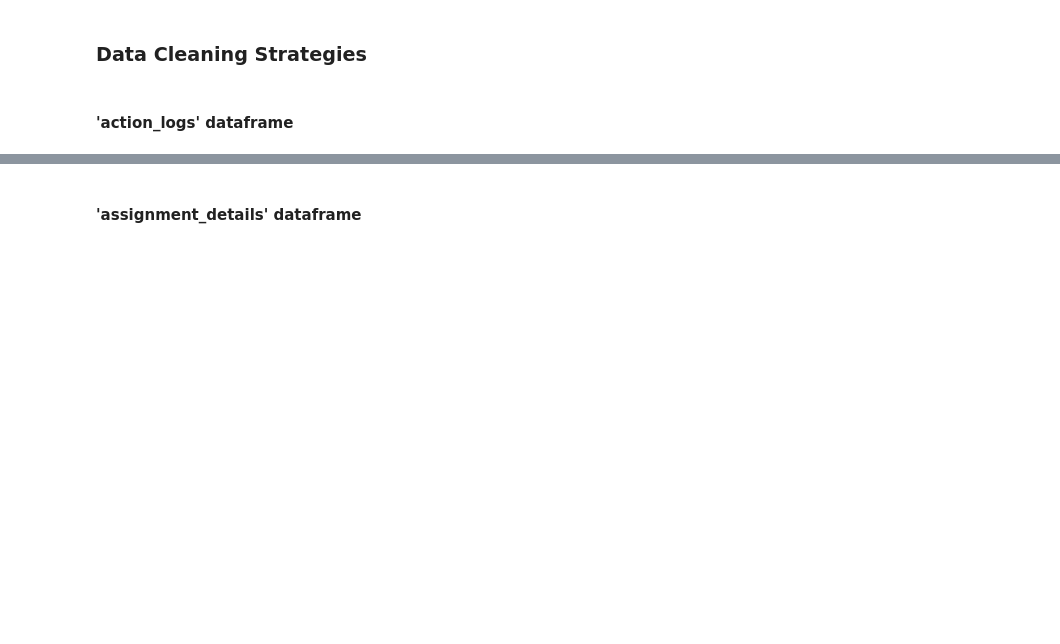
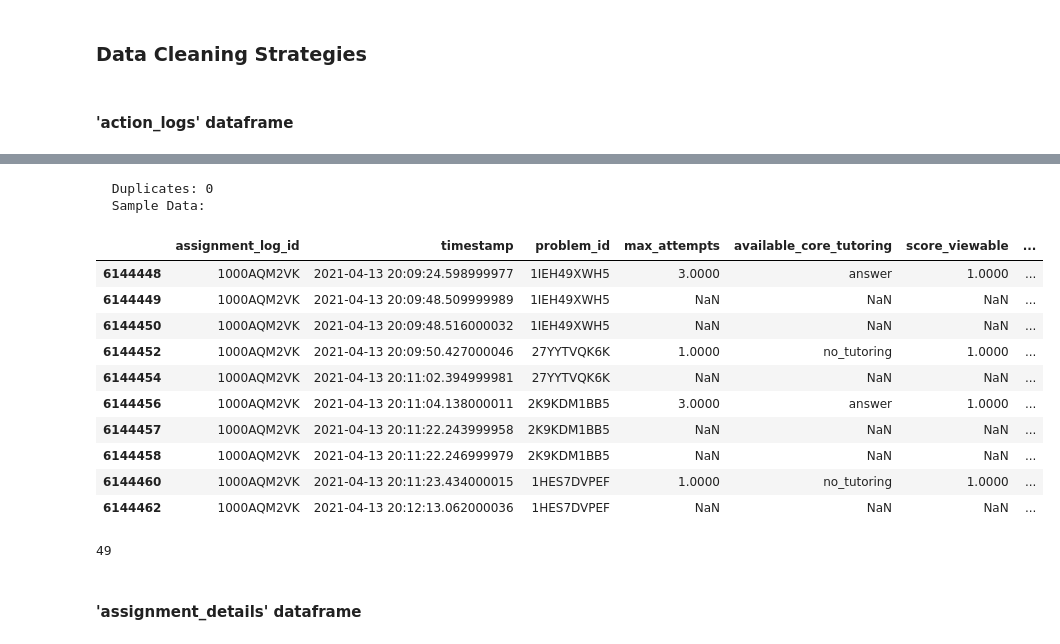
Before and after one commit to caineirb/CSC172-AssociationMining-Bautista, a Jupyter notebook: notebooks/asm_apriori.ipynb, the cells around one changed output, grey strips where cells are left out. Cells and saved outputs as stored; diff of their text form; code cells hidden in the pictures; blank space fills up the shorter version.

```diff
--- a/notebooks/asm_apriori.ipynb
+++ b/notebooks/asm_apriori.ipynb
@@ -99,17 +136,14 @@ def load_dataframe(name: str) -> pd.DataFrame:
 # %% [markdown]
 ### Dataset Files Selection
 # %%
-DATA_FOLDER = Path('../dataset')
-DATA_FOLDER.mkdir(exist_ok=True)
-
-csv_files = sorted(DATA_FOLDER.glob('*.csv'))
-print(f"\nData folder: {DATA_FOLDER.absolute()}")
+csv_files = sorted(ProcessingConfig.dataset_folder.glob('*.csv'))
+print(f"\nData folder: {ProcessingConfig.dataset_folder.absolute()}")
 print(f"Found {len(csv_files)} CSV files:\n")
 
 for f in csv_files:
     size_mb = f.stat().st_size / 1024 / 1024
-    excluded = f.name in processing_config.excluded_files
-    status = "EXCLUDED" if excluded else "INCLUDED"
+    included = f.name in processing_config.include_files
+    status = "EXCLUDED" if not included else "INCLUDED"
     print(f"  {status} {f.name:<45} {size_mb:>10.2f} MB")
-    if excluded:
+    if not included:
         csv_files.remove(f)
@@ -174,15 +296,35 @@ for key, df in data_frames.items():
 # %% [markdown]
 #### 'action_logs' dataframe
 # %%
-KEEP_ACTIONS = {
-    "correct_response",
-    "wrong_response",
-    "answer_requested",
-}
+print("Preprocessing `action_logs`")
+ACTION_COLS_TO_KEEP = [
+    'assignment_log_id',
+    'timestamp',
+    'problem_id',
+    'action',
+    'hint_id',
+    'explanation_id',
+    'max_attempts',
+    'available_core_tutoring',
+    'score_viewable',
+    'continuous_score_viewable'
+]
 
-data_frames["action_logs"] = data_frames["action_logs"][
-    data_frames["action_logs"]["action"].isin(KEEP_ACTIONS)
+ACTION_COLS_DROP = [c for c in data_frames['action_logs'].columns if c not in ACTION_COLS_TO_KEEP]
+data_frames["action_logs"] = data_frames["action_logs"].drop(columns=ACTION_COLS_DROP)
+print(f"    Droped columns: {ACTION_COLS_DROP}")
+
+KEEP_ACTIONS = [
+    'problem_started',
+    'correct_response',
+    'wrong_response',
+    'hint_requested',
+    'explanation_requested',
+    'answer_requested',
+    'problem_finished'
 ]
+data_frames["action_logs"] = data_frames["action_logs"][data_frames["action_logs"]["action"].isin(KEEP_ACTIONS)]
+print(f"    Removed rows with `action` not in: {KEEP_ACTIONS}")
 
 # Convert timestamp to datetime (seconds → datetime)
 data_frames["action_logs"]["timestamp"] = pd.to_datetime(
@@ -190,24 +332,15 @@ data_frames["action_logs"]["timestamp"] = pd.to_datetime(
     unit="s",
     errors="coerce"
 )
-
-# Drop unusable columns
-data_frames["action_logs"] = data_frames["action_logs"].drop(
-    columns=[
-        "max_attempts",
-        "score_viewable",
-        "continuous_score_viewable"
-    ],
-    errors="ignore"  # prevents crash if column missing
-)
+print(f"    Converted `timestamp` to datetime seconds")
 
 # Sort for sequence analysis
 data_frames["action_logs"] = data_frames["action_logs"].sort_values(
     ["assignment_log_id", "timestamp"]
 )
 
-# Optional but HIGHLY recommended for memory
-data_frames["action_logs"]["action"] = data_frames["action_logs"]["action"].astype("category")
+print(f"    Optimizing dataframe...")
+data_frames['action_logs'] = optimize_dataframe(data_frames['action_logs'])
 
 # Explore
 df_exploration("action_logs", data_frames["action_logs"])
@@ -216,5 +349,6 @@ df_exploration("action_logs", data_frames["action_logs"])
 save_dataframe("action_logs", data_frames["action_logs"])
 
 # Free memory
-del data_frames["action_logs"]
+del data_frames["action_logs"], ACTION_COLS_DROP, ACTION_COLS_TO_KEEP, KEEP_ACTIONS
 gc.collect()
+# %% [output]
@@ -221,3 +376,17 @@ gc.collect()
+  Duplicates: 0
+  Sample Data:
+|  | assignment_log_id | timestamp | problem_id | max_attempts | available_core_tutoring | score_viewable | ... |
+| 6144448 | 1000AQM2VK | 2021-04-13 20:09:24.598999977 | 1IEH49XWH5 | 3.0000 | answer | 1.0000 | ... |
+| 6144449 | 1000AQM2VK | 2021-04-13 20:09:48.509999989 | 1IEH49XWH5 | NaN | NaN | NaN | ... |
+| 6144450 | 1000AQM2VK | 2021-04-13 20:09:48.516000032 | 1IEH49XWH5 | NaN | NaN | NaN | ... |
+| 6144452 | 1000AQM2VK | 2021-04-13 20:09:50.427000046 | 27YYTVQK6K | 1.0000 | no_tutoring | 1.0000 | ... |
+| 6144454 | 1000AQM2VK | 2021-04-13 20:11:02.394999981 | 27YYTVQK6K | NaN | NaN | NaN | ... |
+| 6144456 | 1000AQM2VK | 2021-04-13 20:11:04.138000011 | 2K9KDM1BB5 | 3.0000 | answer | 1.0000 | ... |
+| 6144457 | 1000AQM2VK | 2021-04-13 20:11:22.243999958 | 2K9KDM1BB5 | NaN | NaN | NaN | ... |
+| 6144458 | 1000AQM2VK | 2021-04-13 20:11:22.246999979 | 2K9KDM1BB5 | NaN | NaN | NaN | ... |
+| 6144460 | 1000AQM2VK | 2021-04-13 20:11:23.434000015 | 1HES7DVPEF | 1.0000 | no_tutoring | 1.0000 | ... |
+| 6144462 | 1000AQM2VK | 2021-04-13 20:12:13.062000036 | 1HES7DVPEF | NaN | NaN | NaN | ... |
+49
 # %% [markdown]
 #### 'assignment_details' dataframe
 # %%
```
Also changed, not shown: parts of 26 cells of this notebook, 1 other file.
